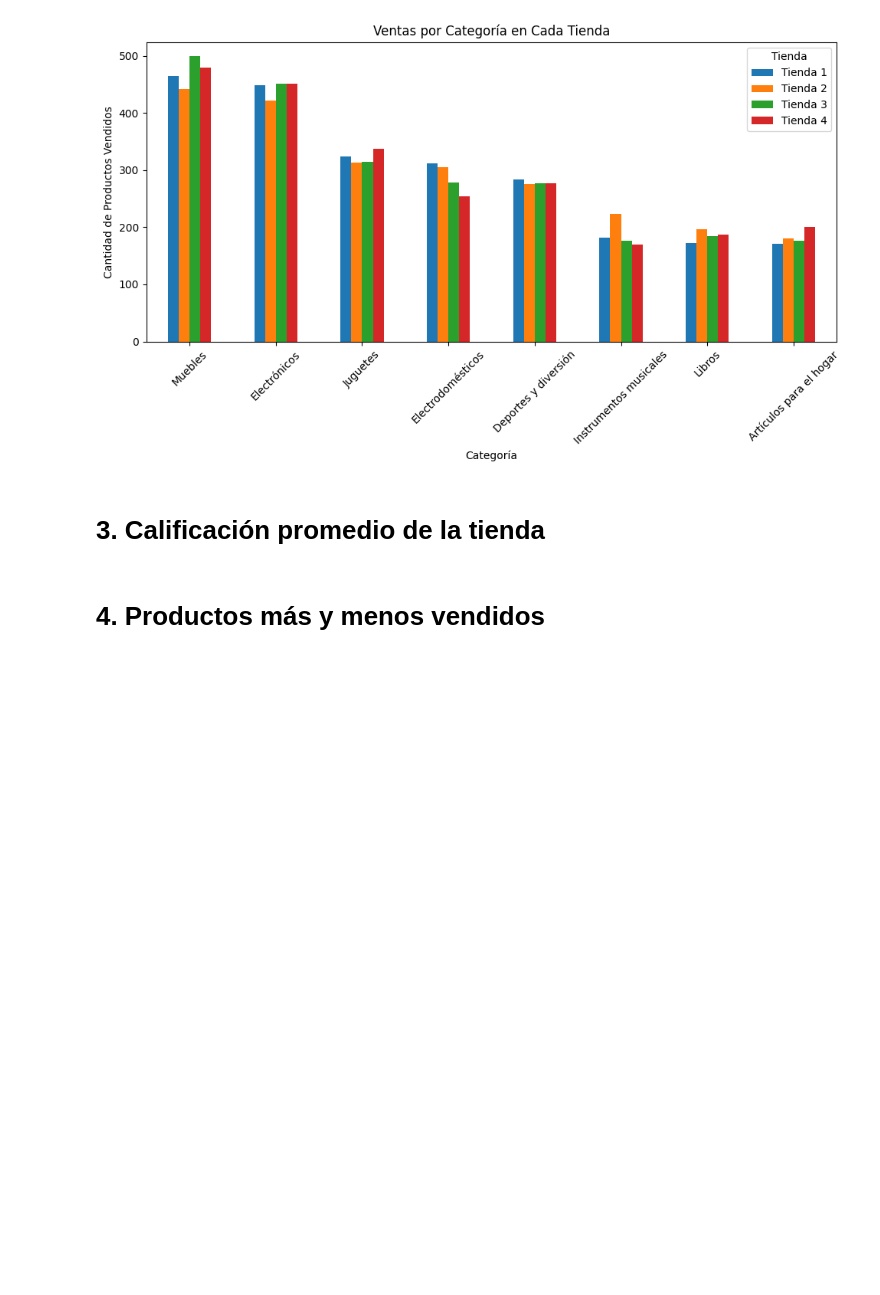
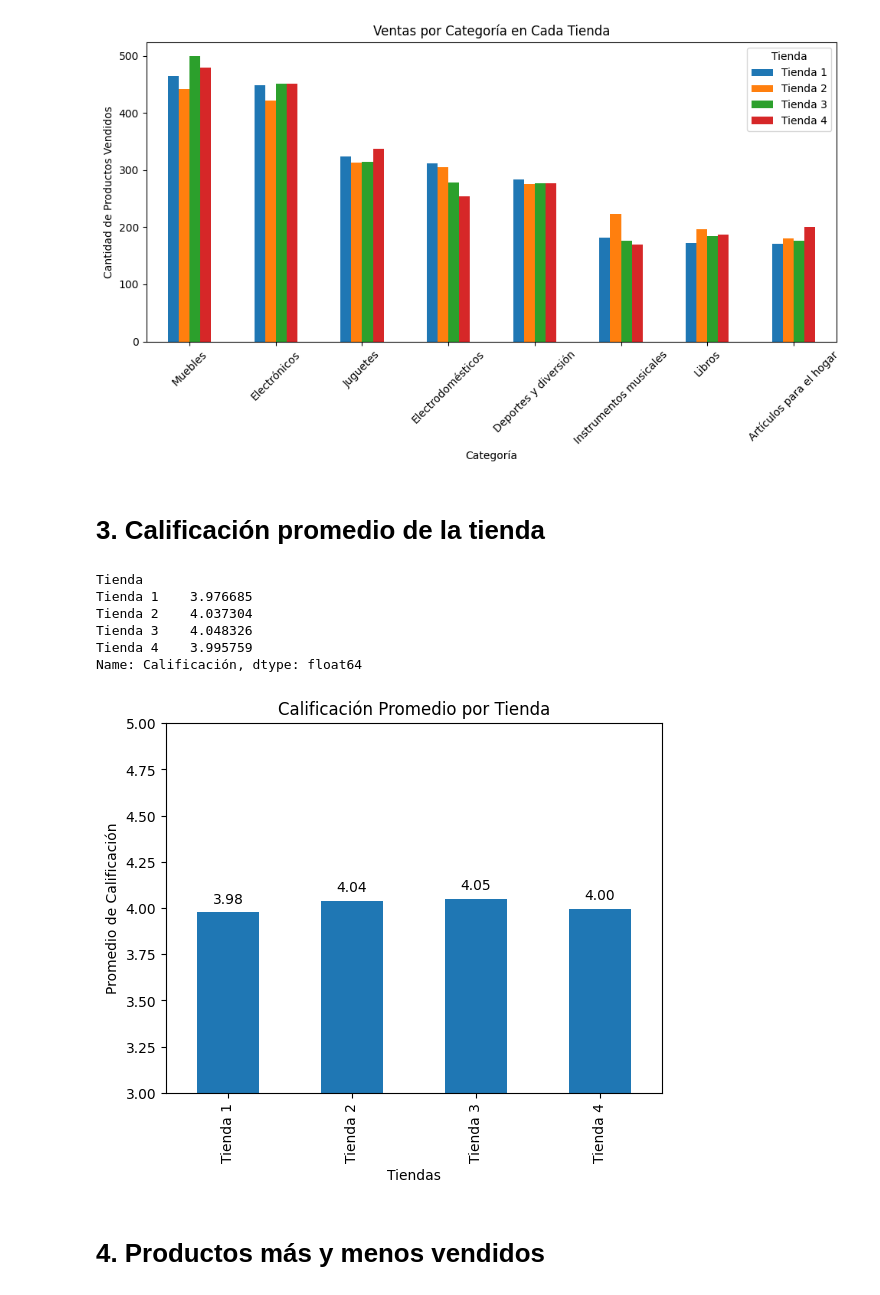
Before and after one commit to Neyker8a/alura-store-proyecto, a Jupyter notebook: alura_store_proyecto.ipynb, the cells around one changed output. Cells and saved outputs as stored; diff of their text form; code cells hidden in the pictures; blank space fills up the shorter version.

Commit message:
Solucion Calificacion promedio por tienda

```diff
--- a/alura_store_proyecto.ipynb
+++ b/alura_store_proyecto.ipynb
@@ -233,6 +233,38 @@ plt.show()
 [figure]
 # %% [markdown]
 # 3. Calificación promedio de la tienda
+# %%
+# Como ya tenia todas las tiendas concatenadas
+
+calificacion_promedio= (
+    todas_las_tiendas.groupby("Tienda")["Calificación"].mean()
+)
+
+print(calificacion_promedio)
+
+ax = calificacion_promedio.plot(kind="bar")
+
+plt.title("Calificación Promedio por Tienda")
+plt.ylabel("Promedio de Calificación")
+plt.xlabel("Tiendas")
+plt.ylim(3,5)
+
+for i, valor in enumerate(calificacion_promedio):
+    ax.text(
+        i,                 # posición horizontal
+        valor + 0.05,       # posición vertical (un poco arriba)
+        f"{valor:.2f}",     # formato con 2 decimales
+        ha="center"         # alineación horizontal
+    )
+plt.show()
+# %% [output]
+Tienda
+Tienda 1    3.976685
+Tienda 2    4.037304
+Tienda 3    4.048326
+Tienda 4    3.995759
+Name: Calificación, dtype: float64
+[figure, added]
 # %% [markdown]
 # 4. Productos más y menos vendidos
 # %% [markdown]
```
